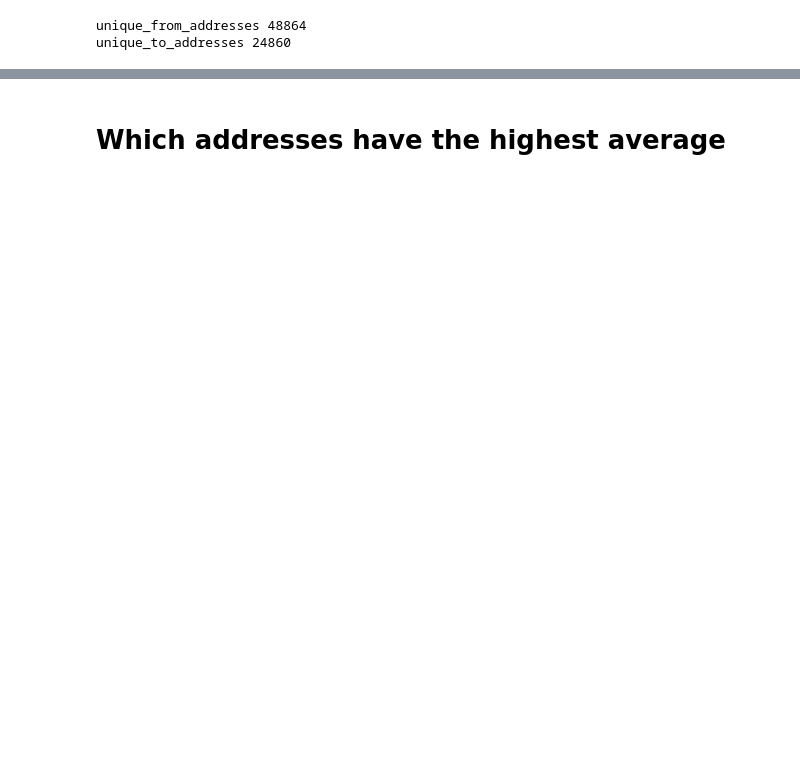
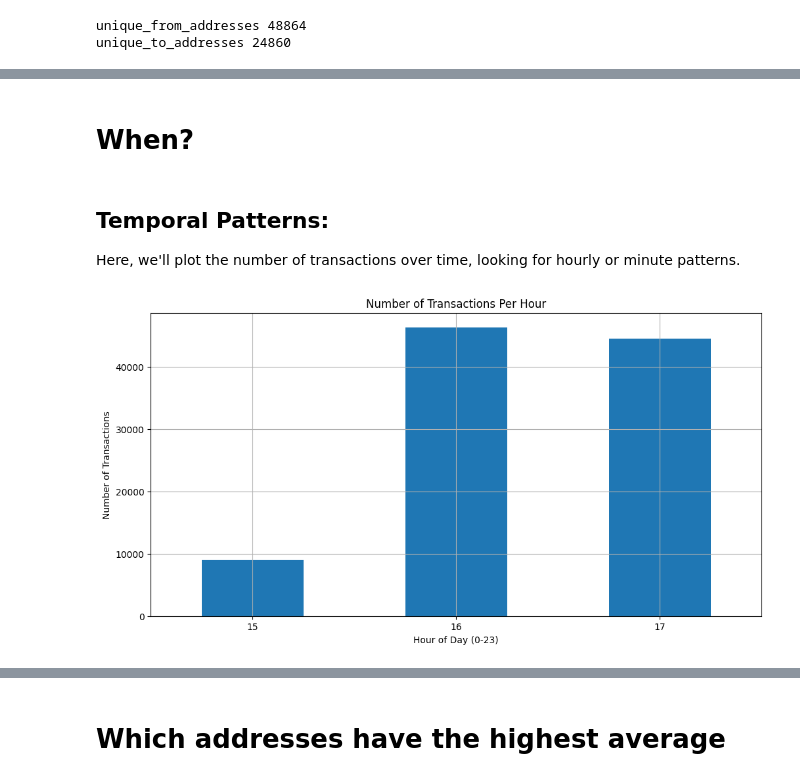
Before and after one commit to Panoskontos/EthereumTransactionsML, a Jupyter notebook: main.ipynb, the cells around one changed output, grey strips where cells are left out. Cells and saved outputs as stored; diff of their text form; code cells hidden in the pictures; blank space fills up the shorter version.

```diff
--- a/main.ipynb
+++ b/main.ipynb
@@ -215,0 +230,26 @@ Name: to_address, dtype: int64
+# %% [markdown]
+# When?
+# %% [markdown]
+## Temporal Patterns:
+
+Here, we'll plot the number of transactions over time, looking for hourly or minute patterns.
+# %%
+# Temporal Patterns: Analyzing transaction counts by hour
+
+# Extracting hour from the timestamp
+df['hour'] = df['block_timestamp'].dt.hour
+
+# Grouping data by hour to count transactions
+transaction_counts_by_hour = df.groupby('hour').size()
+
+# Plotting the number of transactions per hour
+plt.figure(figsize=(12, 6))
+transaction_counts_by_hour.plot(kind='bar')
+plt.title('Number of Transactions Per Hour')
+plt.xlabel('Hour of Day (0-23)')
+plt.ylabel('Number of Transactions')
+plt.xticks(rotation=0)
+plt.grid(True)
+plt.show()
+# %% [output]
+[figure, added]
```
Also changed, not shown: parts of 29 cells of this notebook.
